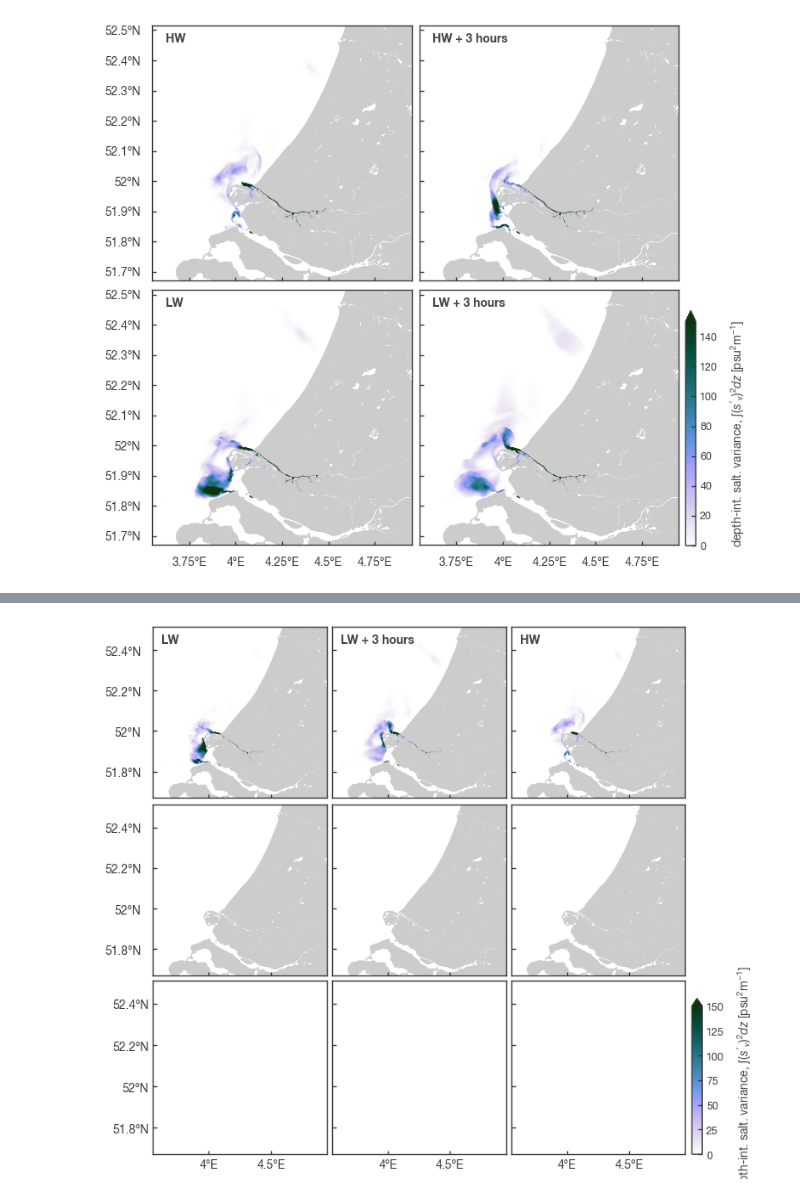
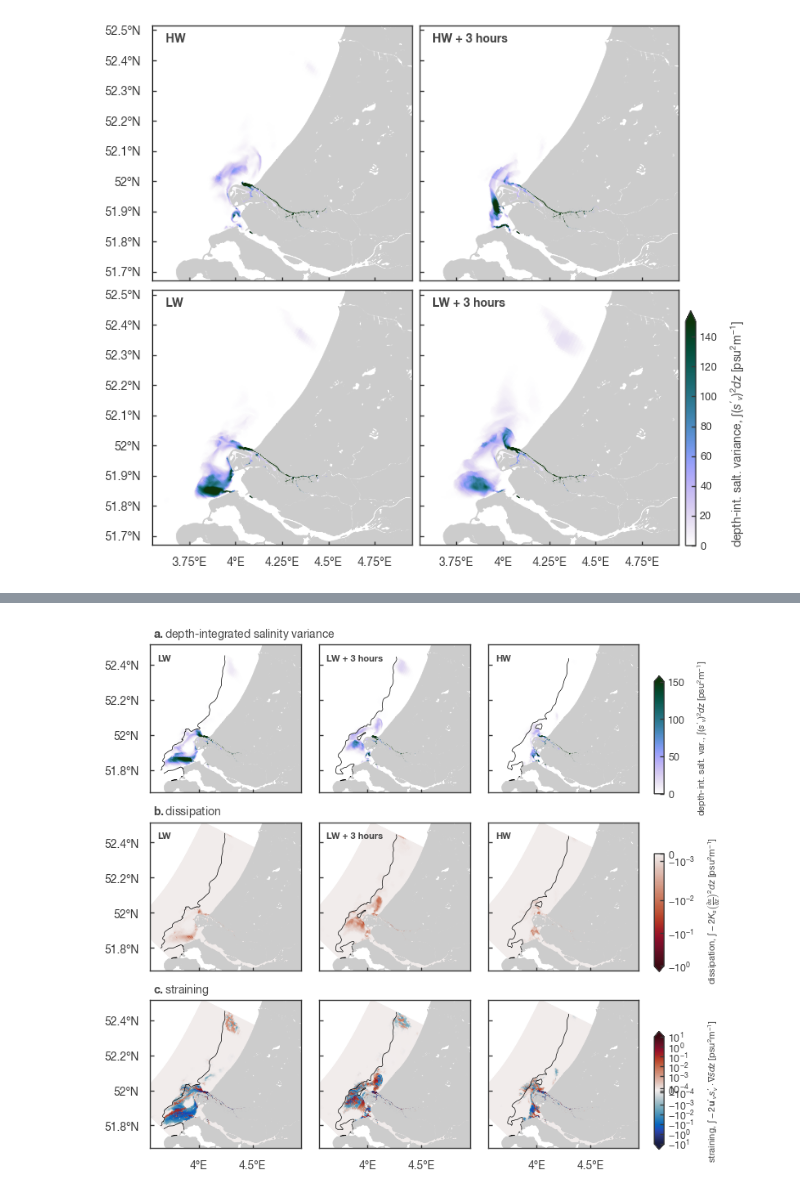
Before and after one commit to mgeraeds/pysva, a Jupyter notebook: notebooks/01_testing.ipynb, the cells around one changed output, grey strips where cells are left out. Drawn from its saved outputs; the diff is of its cells as text; code cells hidden in the pictures.

Commit message:
Added conference plot function

```diff
--- a/notebooks/01_testing.ipynb
+++ b/notebooks/01_testing.ipynb
@@ -377,0 +286,2 @@ gc.collect()
+# %%
+dissipation = dissipation.chunk({'time': 4})
@@ -377,0 +310,2 @@ gc.collect()
+# %%
+advection = advection.chunk({'time': 4})
@@ -377,0 +370,2 @@ gc.collect()
+# %%
+div = div.chunk({'time': 1})
@@ -377,0 +390,4 @@ gc.collect()
+# %%
+p_t = 'HW'
+t = uds.time.isel(time=4)
+highlight_slice = slice(pd.to_datetime('2019-10-19 00:00'), pd.to_datetime('2019-10-20 00:00'))
@@ -655,6 +795,7 @@ WARNING:distributed.utils_perf:full garbage collections took 11% CPU time recent
 WARNING:distributed.utils_perf:full garbage collections took 11% CPU time recently (threshold: 10%)
 [figure]
 # %%
+from matplotlib.ticker import LogFormatter
 fig, axs = plt.subplots(3,3, FigureClass=GeneralPlot, figsize=(8,8), sharey=True, sharex=True)
 times = [0, 3, 5]
 plot_times = ['LW', 'LW + 3 hours', 'HW']
@@ -662,28 +803,63 @@ axs = axs.flatten()
 
 for t, p_t, ax in zip(times, plot_times, axs[0:3]):
     bg = plot_basic_background(ax=ax, crs='WGS84', zorder=1)
-    pc = (depth_integrated_tracer_variance).isel(time=t).ugrid.plot(ax=ax, cmap=cmr.horizon_r, add_labels=False, add_colorbar=False, vmin=0, vmax=150, zorder=0)
-    # pc=(div).isel(time=20, mesh2d_nLayers=45).ugrid.sel(x=slice(45_000, 85_000), y=slice(450_000, 480_000)).ugrid.plot(extend='both', cmap=cmo.balance, zorder=1, add_labels=False, add_colorbar=False)
-    ax.set_title(f'{p_t}', x=0.05, y=1.0, pad=-14, loc='left', fontweight='bold', fontsize=10)
+    sv = (depth_integrated_tracer_variance).isel(time=t).ugrid.plot(ax=ax, cmap=cmr.horizon_r, add_labels=False, add_colorbar=False, vmin=0, vmax=150, zorder=0)
+    pc = sva_obj.ds.mesh2d_sa1.isel(mesh2d_nLayers=35, time=t).ugrid.plot.contour(ax=ax, levels=[32.5], colors='k', linewidths=0.5, zorder=1, add_labels=False, add_colorbar=False)
+    ax.set_title(f'{p_t}', x=0.05, y=1.0, pad=-14, loc='left', fontweight='bold', fontsize=8)
 
-for t, ax in zip(times, axs[3:7]):
+# add colorbar row #1
+cax = fig.add_axes([axs[2].get_position().x1 + 0.01, axs[2].get_position().y0 - 0.035, 0.015, axs[2].get_position().height + 0.03])
+
+# cbar limits + others
+cb = plt.colorbar(sv, cax=cax, extend='max')
+tracer_string = r"depth-int. salt. var., $\int(s'_{v})^2dz$ [psu$^2$m$^{-1}$]"
+cb.set_label(f'{tracer_string}', labelpad=10, fontsize=8)
+cb.ax.tick_params(labelsize=9)
+
+# title
+axs[0].text(0.02, 1.05,  r"$\bf{" + 'a. ' + "}$" + f"Depth-integrated salinity variance" , transform=axs[0].transAxes)
+
+# axs[0].set_title(f'a. depth-integrated salinity variance', fontsize=10)
+for t, p_t, ax in zip(times, plot_times, axs[3:6]):
     bg = plot_basic_background(ax=ax, crs='WGS84', zorder=1)
+    ds = (dissipation).isel(time=t).ugrid.plot(ax=ax, cmap=dissipation_cmap, add_labels=False, add_colorbar=False, norm=mcolors.SymLogNorm(linthresh=5e-3), vmin=-1, vmax=0, zorder=0)
+    pc = sva_obj.ds.mesh2d_sa1.isel(mesh2d_nLayers=35, time=t).ugrid.plot.contour(ax=ax, levels=[32.5], colors='k', linewidths=0.5, zorder=1, add_labels=False, add_colorbar=False)
+    ax.set_title(f'{p_t}', x=0.05, y=1.0, pad=-14, loc='left', fontweight='bold', fontsize=8)
+
+# add colorbar row #2
+cax = fig.add_axes([axs[5].get_position().x1 + 0.01, axs[5].get_position().y0- 0.035, 0.015, axs[5].get_position().height + 0.03])
+
+# cbar limits + others
+cb = plt.colorbar(ds, cax=cax, extend='min')
+tracer_string = r"dissipation, $\int -2K_s \left(\frac{\partial s}{\partial z}\right)^2 dz$ [psu$^2$m$^{-1}$]"
+cb.set_label(f'{tracer_string}', labelpad=10, fontsize=8)
+cb.ax.tick_params(labelsize=9)
+
+axs[3].text(0.02, 1.05,  r"$\bf{" + 'b. ' + "}$" + f"Dissipation" , transform=axs[3].transAxes)
+
+for t, ax in zip(times, axs[6:]):
+    bg = plot_basic_background(ax=ax, crs='WGS84', zorder=1)
+    stra = (straining).isel(time=t).ugrid.plot(ax=ax, cmap=cmo.balance, add_labels=False, add_colorbar=False, norm=mcolors.SymLogNorm(linthresh=5e-4), vmin=-10, vmax=10, zorder=0)
+    pc = sva_obj.ds.mesh2d_sa1.isel(mesh2d_nLayers=35, time=t).ugrid.plot.contour(ax=ax, levels=[32.5], colors='k', linewidths=0.5, zorder=1, add_labels=False, add_colorbar=False)
+
+axs[6].text(0.02, 1.05,  r"$\bf{" + 'c. ' + "}$" + f"Straining" , transform=axs[6].transAxes)
+
+# add colorbar row #3
+cax = fig.add_axes([axs[8].get_position().x1 + 0.01, axs[8].get_position().y0 - 0.035, 0.015, axs[8].get_position().height+ 0.03])
+
+# cbar limits + others
+cb = plt.colorbar(stra, cax=cax, extend='both')
+tracer_string = r"straining, $\int -2\mathbf{u}'_{v} s_{v}' \cdot \nabla \bar{s} dz$ [psu$^2$m$^{-1}$]"
+cb.set_label(f'{tracer_string}', labelpad=10, fontsize=8)
+cb.ax.tick_params(labelsize=9)
 
 for ax in axs:
     ax.set_xlim(3.55, 4.95)
     ax.tick_params(axis='x', length=3)
 
-# add colorbar
-cax = fig.add_axes([axs[-1].get_position().x1 + 0.01, axs[-1].get_position().y0, 0.015, axs[-1].get_position().height])
 # cax.tick_params(axis=u'both', which=u'both', length=1)
 
-# cbar limits + others
-cb = plt.colorbar(pc, cax=cax, extend='max')
-tracer_string = r"depth-int. salt. variance, $\int(s'_{v})^2dz$ [psu$^2$m$^{-1}$]"
-cb.set_label(f'{tracer_string}', labelpad=10, fontsize=10)
-cb.ax.tick_params(labelsize=9)
-
-plt.subplots_adjust(wspace=0.03, hspace=0.02)
+plt.subplots_adjust(wspace=0.0001, hspace=0.2)
 
 # plt.savefig(os.path.join(output_dir, f'depth_int_sa_var_D06_19O.png'), transparent=True)
 # %% [output]
@@ -693,3 +884,3 @@ WARNING:distributed.utils_perf:full garbage collections took 11% CPU time recent
-[figure, old version]
+[figure, new version]
 # %%
 from matplotlib import ticker
```
Also changed, not shown: parts of 79 cells of this notebook.
